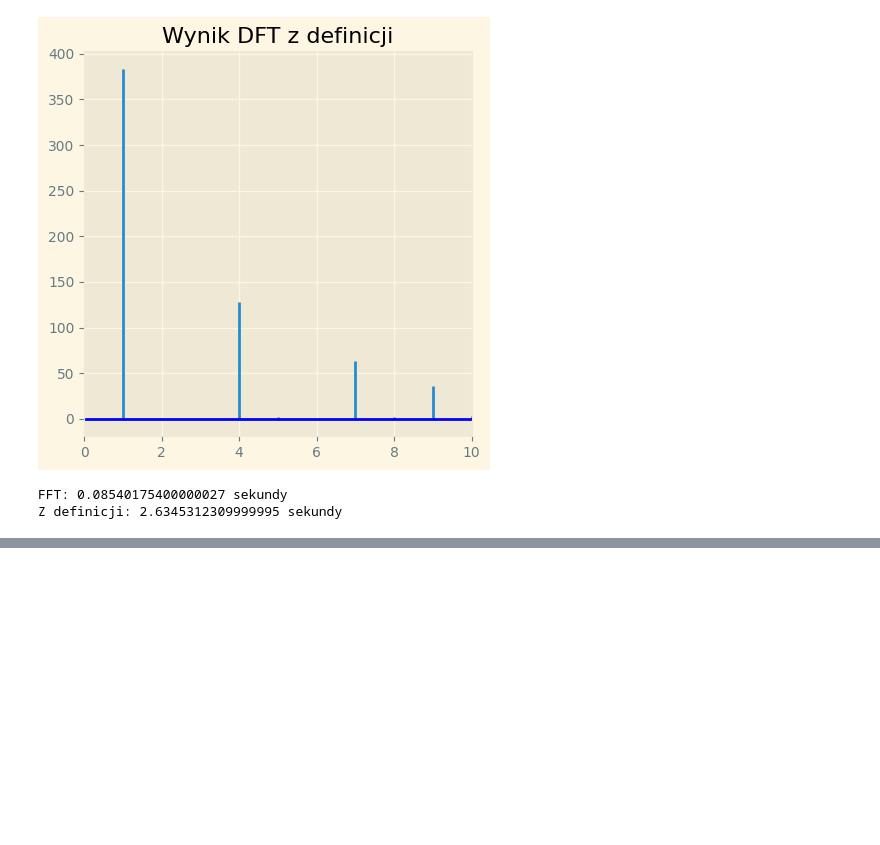
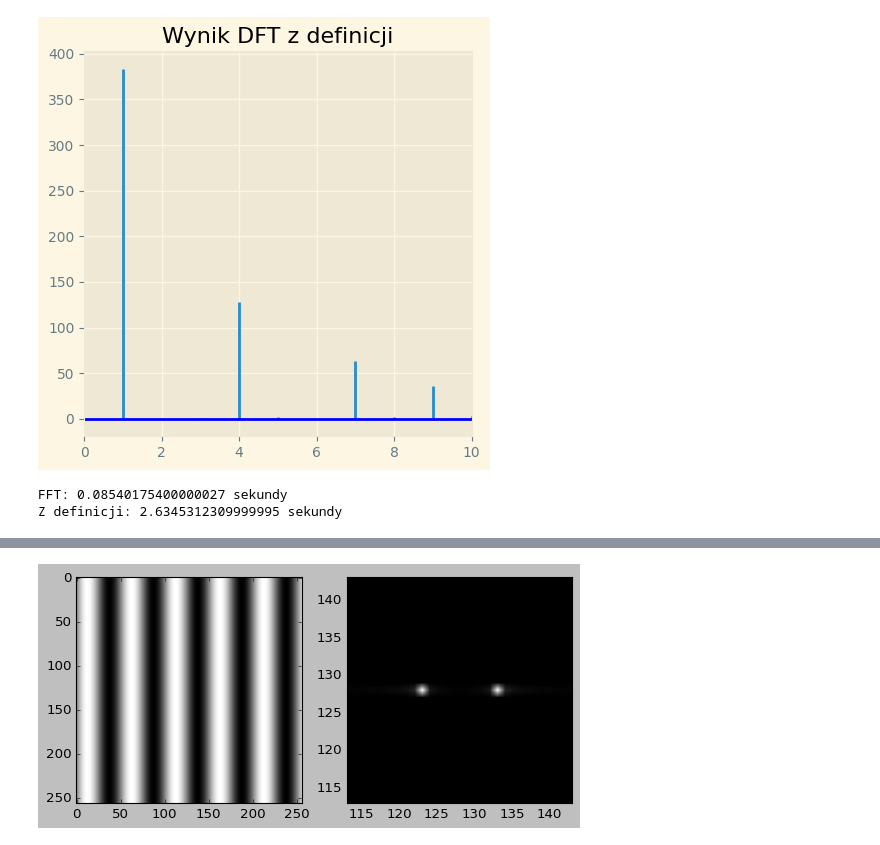
Before and after one commit to 5arcoramphu5/FastFourierTransform, a Jupyter notebook: eksperymenty.ipynb, the cells around one changed output, grey strips where cells are left out. Saved outputs shown, nothing was run; the diff lists cells and outputs as text; code cells hidden in the pictures; blank space fills up the shorter version.

```diff
--- a/eksperymenty.ipynb
+++ b/eksperymenty.ipynb
@@ -131,0 +153,21 @@ Z definicji: 2.6345312309999995 sekundy
+# %%
+canvasSize = 256
+a = grating(canvasSize, 50, 0, 0, 1)
+
+plt.set_cmap("gray")
+plt.subplot(121)
+plt.imshow(a)
+
+A = np.fft.ifftshift(a)
+A = np.fft.fft2(A)
+A = np.fft.fftshift(A)
+
+plt.subplot(122)
+plt.imshow(np.abs(A))
+
+offset = 15
+plt.xlim([canvasSize/2 - offset, canvasSize/2 + offset])
+plt.ylim([canvasSize/2 - offset, canvasSize/2 + offset])
+plt.show()
+# %% [output]
+[figure, added]
```
Also changed, not shown: parts of 15 cells of this notebook.
